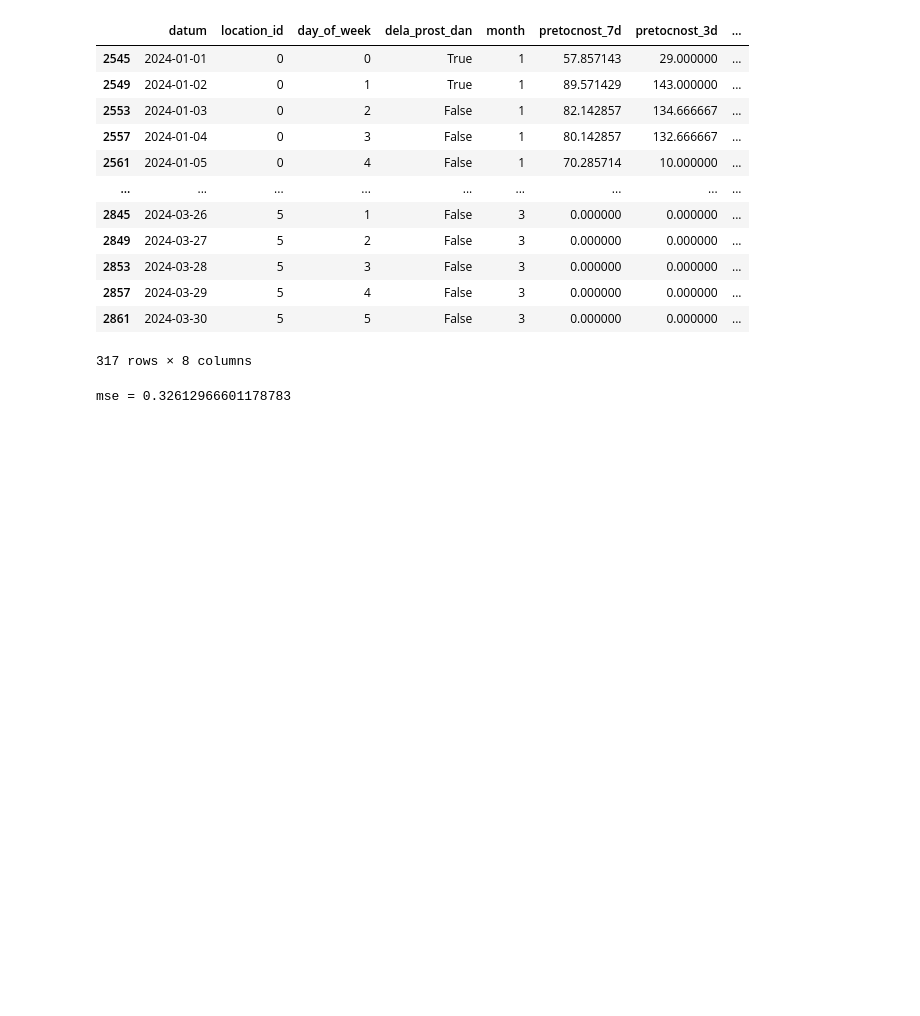
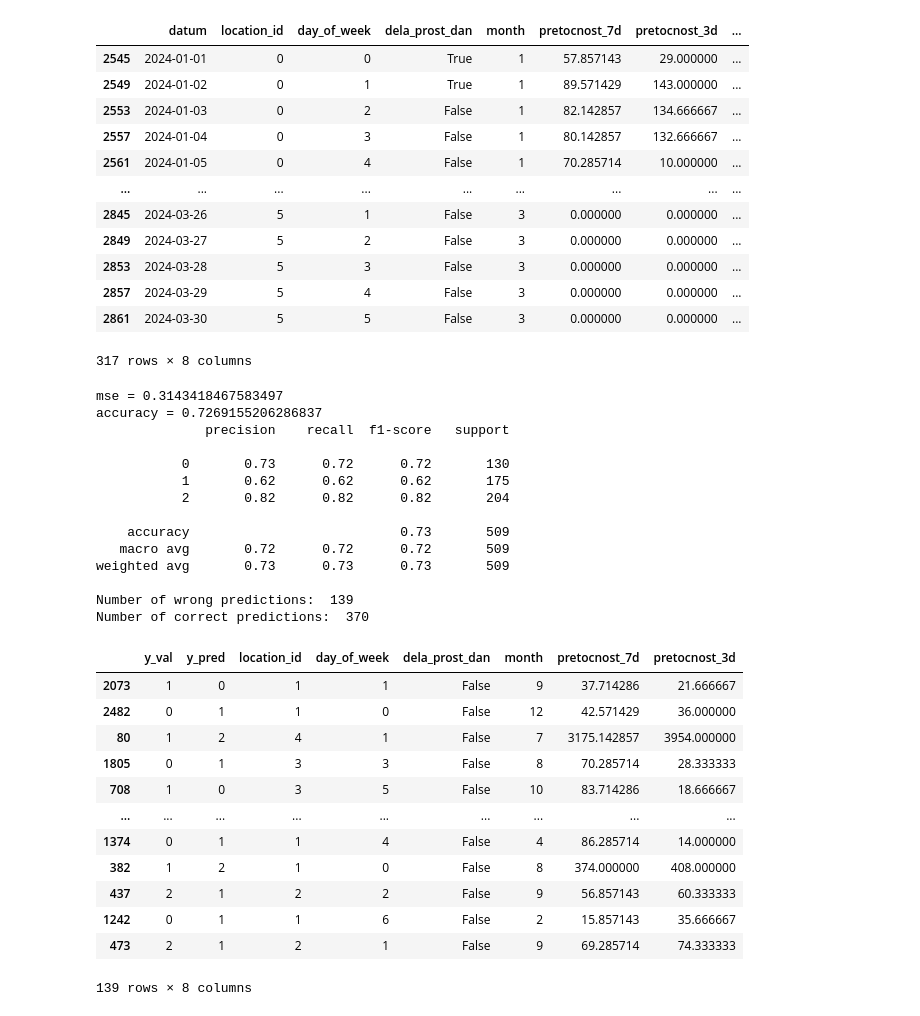
Before and after one commit to timopetric/eestech24, a Jupyter notebook: src/explore-planinstvo.ipynb, the cells around one changed output. Cells and saved outputs as stored; diff of their text form; code cells hidden in the pictures; blank space fills up the shorter version.

```diff
--- a/src/explore-planinstvo.ipynb
+++ b/src/explore-planinstvo.ipynb
@@ -235,31 +244,70 @@ df_train = df_train.drop(columns=['datum'])
 # %%
 # start training a model
 from sklearn.ensemble import RandomForestClassifier
 from sklearn.model_selection import train_test_split
 from sklearn.metrics import mean_squared_error
+from sklearn.metrics import accuracy_score
+from sklearn.metrics import classification_report
 
 X = df_train.drop(columns=['pretocnost_q'])
 y = df_train['pretocnost_q']
 
 X_train, X_val, y_train, y_val = train_test_split(X, y, test_size=0.2, random_state=42)
 
 model = RandomForestClassifier(n_estimators=100, random_state=42)
 model.fit(X_train, y_train)
 
 y_pred = model.predict(X_val)
 
 # print y_pred and y_val in dataframe
 df_pred = pd.DataFrame({'y_val': y_val, 'y_pred': y_pred})
 # add X_val columns
 df_pred = pd.concat([df_pred, X_val], axis=1)
-df_pred
 
 mse = mean_squared_error(y_val, y_pred)
 print(f"mse = {mse}")
 
+# accuracy
+accuracy = accuracy_score(y_val, y_pred)
+print(f"accuracy = {accuracy}")
 
-# save model
-import joblib
-joblib.dump(model, OUT_MODEL)
+# precision and recall and f1 summary
+print(classification_report(y_val, y_pred))
+
+# print all wrong predictions
+print("Number of wrong predictions: ", len(df_pred[df_pred['y_val'] != df_pred['y_pred']]))
+print("Number of correct predictions: ", len(df_pred[df_pred['y_val'] == df_pred['y_pred']]))
+
+df_pred[df_pred['y_val'] != df_pred['y_pred']]
+
+# # save model
+# import joblib
+# joblib.dump(model, OUT_MODEL)
 # %% [output]
-mse = 0.32612966601178783
+mse = 0.3143418467583497
+accuracy = 0.7269155206286837
+              precision    recall  f1-score   support
+
+           0       0.73      0.72      0.72       130
+           1       0.62      0.62      0.62       175
+           2       0.82      0.82      0.82       204
+
+    accuracy                           0.73       509
+   macro avg       0.72      0.72      0.72       509
+weighted avg       0.73      0.73      0.73       509
+
+Number of wrong predictions:  139
+Number of correct predictions:  370
+|  | y_val | y_pred | location_id | day_of_week | dela_prost_dan | month | pretocnost_7d | pretocnost_3d |
+| 2073 | 1 | 0 | 1 | 1 | False | 9 | 37.714286 | 21.666667 |
+| 2482 | 0 | 1 | 1 | 0 | False | 12 | 42.571429 | 36.000000 |
+| 80 | 1 | 2 | 4 | 1 | False | 7 | 3175.142857 | 3954.000000 |
+| 1805 | 0 | 1 | 3 | 3 | False | 8 | 70.285714 | 28.333333 |
+| 708 | 1 | 0 | 3 | 5 | False | 10 | 83.714286 | 18.666667 |
+| ... | ... | ... | ... | ... | ... | ... | ... | ... |
+| 1374 | 0 | 1 | 1 | 4 | False | 4 | 86.285714 | 14.000000 |
+| 382 | 1 | 2 | 1 | 0 | False | 8 | 374.000000 | 408.000000 |
+| 437 | 2 | 1 | 2 | 2 | False | 9 | 56.857143 | 60.333333 |
+| 1242 | 0 | 1 | 1 | 6 | False | 2 | 15.857143 | 35.666667 |
+| 473 | 2 | 1 | 2 | 1 | False | 9 | 69.285714 | 74.333333 |
+139 rows × 8 columns
```
Also changed, not shown: parts of 5 cells of this notebook, 1 other file.
